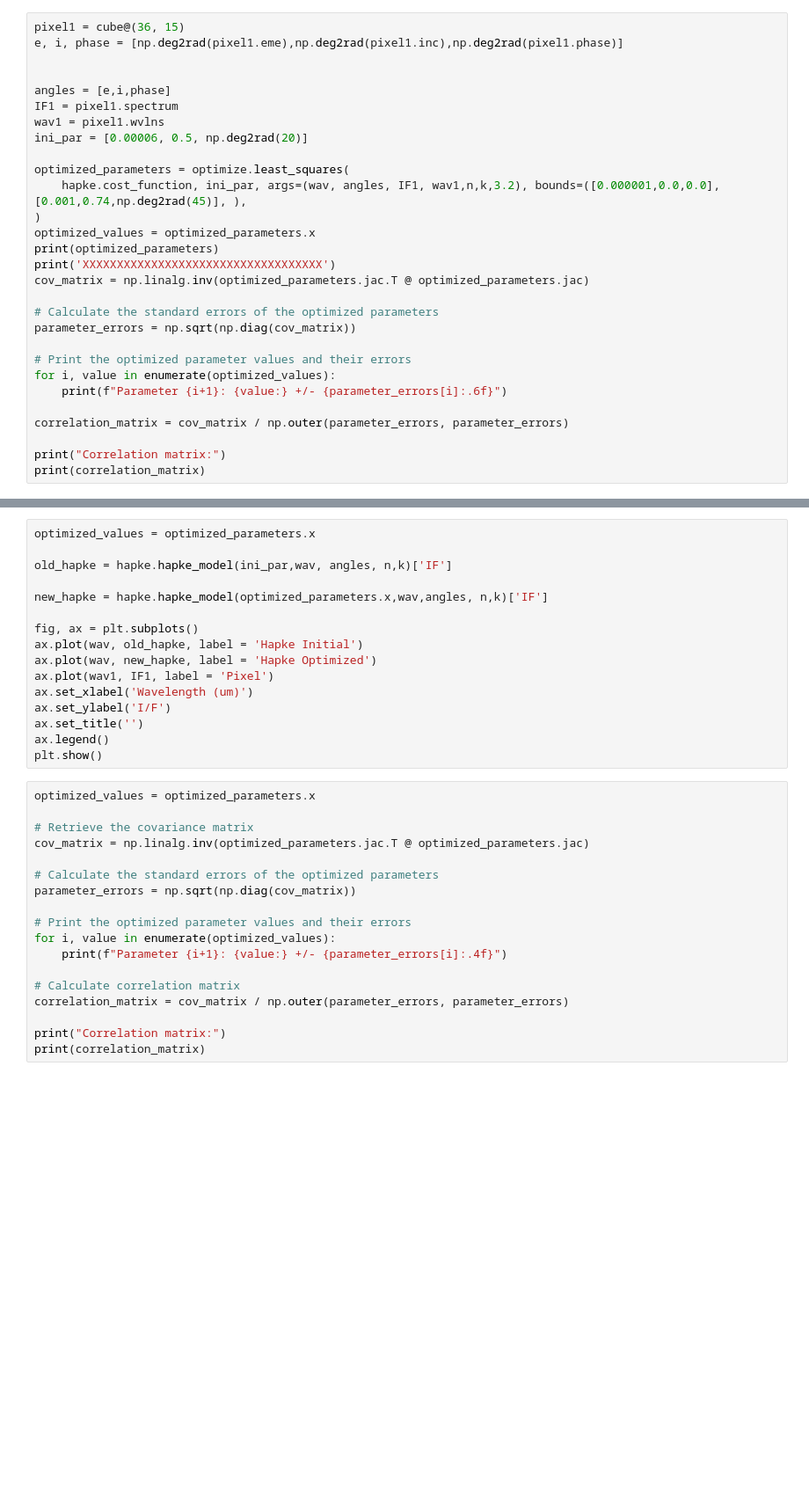
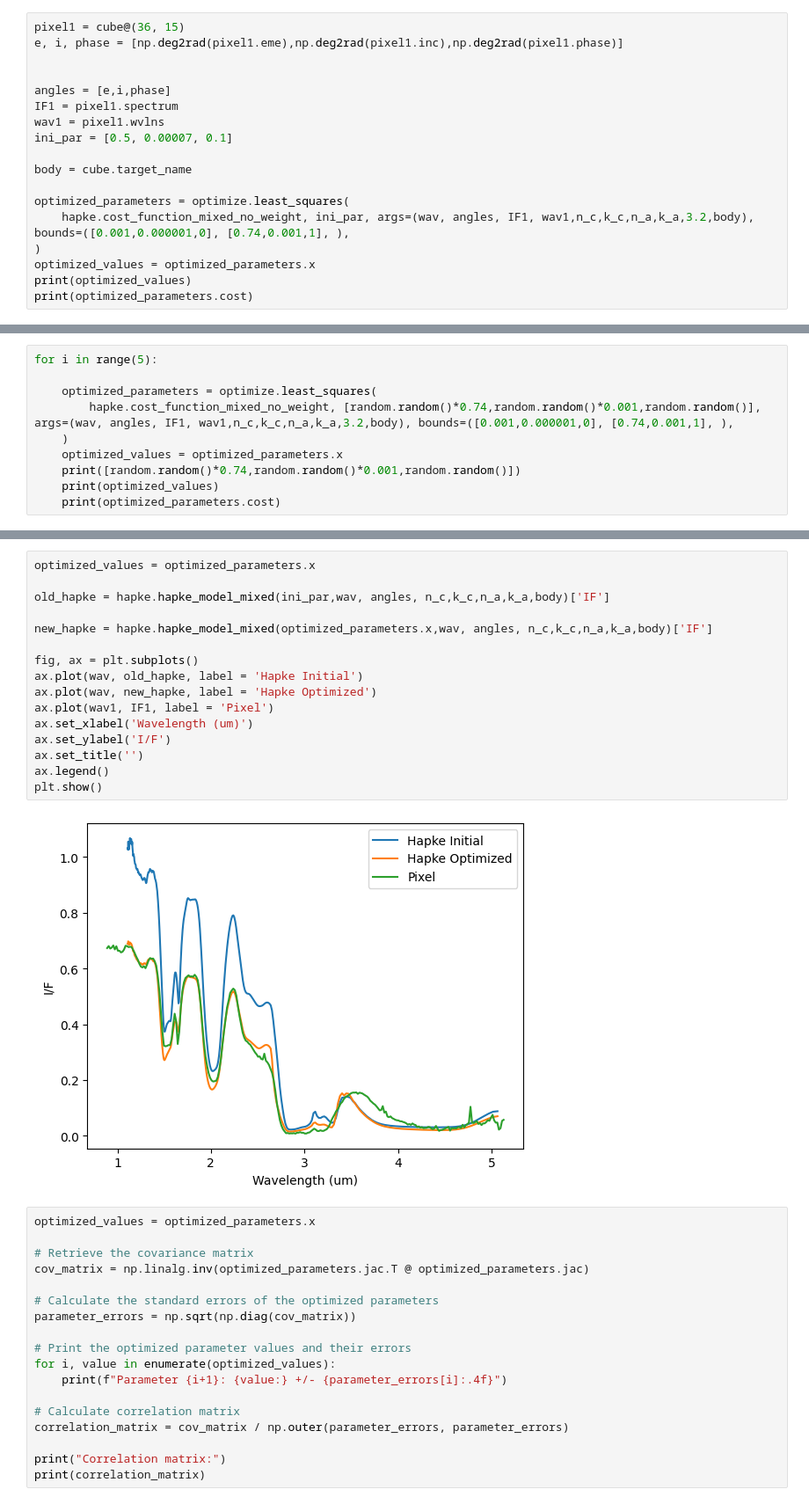
Before and after one commit to mrejonlopez/Hapke-Model, a Jupyter notebook: HapkeFit.ipynb, the cells around one changed output, grey strips where cells are left out. Shown: that part at 88% size. Drawn from its saved outputs; the diff is of its cells as text; blank space fills up the shorter version.

```diff
--- a/HapkeFit.ipynb
+++ b/HapkeFit.ipynb
@@ -44,24 +60,13 @@ e, i, phase = [np.deg2rad(pixel1.eme),np.deg2rad(pixel1.inc),np.deg2rad(pixel1.p
 angles = [e,i,phase]
 IF1 = pixel1.spectrum
 wav1 = pixel1.wvlns
-ini_par = [0.00006, 0.5, np.deg2rad(20)]
+ini_par = [0.5, 0.00007, 0.1]
+
+body = cube.target_name
 
 optimized_parameters = optimize.least_squares(
-    hapke.cost_function, ini_par, args=(wav, angles, IF1, wav1,n,k,3.2), bounds=([0.000001,0.0,0.0], [0.001,0.74,np.deg2rad(45)], ),
+    hapke.cost_function_mixed_no_weight, ini_par, args=(wav, angles, IF1, wav1,n_c,k_c,n_a,k_a,3.2,body), bounds=([0.001,0.000001,0], [0.74,0.001,1], ),
 )
 optimized_values = optimized_parameters.x
-print(optimized_parameters)
-print('XXXXXXXXXXXXXXXXXXXXXXXXXXXXXXXXXXX')
-cov_matrix = np.linalg.inv(optimized_parameters.jac.T @ optimized_parameters.jac)
-
-# Calculate the standard errors of the optimized parameters
-parameter_errors = np.sqrt(np.diag(cov_matrix))
-
-# Print the optimized parameter values and their errors
-for i, value in enumerate(optimized_values):
-    print(f"Parameter {i+1}: {value:} +/- {parameter_errors[i]:.6f}")
-
-correlation_matrix = cov_matrix / np.outer(parameter_errors, parameter_errors)
-
-print("Correlation matrix:")
-print(correlation_matrix)
+print(optimized_values)
+print(optimized_parameters.cost)
@@ -67,0 +76,10 @@ print(correlation_matrix)
+# %%
+for i in range(5):
+
+    optimized_parameters = optimize.least_squares(
+        hapke.cost_function_mixed_no_weight, [random.random()*0.74,random.random()*0.001,random.random()], args=(wav, angles, IF1, wav1,n_c,k_c,n_a,k_a,3.2,body), bounds=([0.001,0.000001,0], [0.74,0.001,1], ),
+    )
+    optimized_values = optimized_parameters.x
+    print([random.random()*0.74,random.random()*0.001,random.random()])
+    print(optimized_values)
+    print(optimized_parameters.cost)
@@ -68,19 +102,21 @@ print(correlation_matrix)
 # %%
 optimized_values = optimized_parameters.x
 
-old_hapke = hapke.hapke_model(ini_par,wav, angles, n,k)['IF']
+old_hapke = hapke.hapke_model_mixed(ini_par,wav, angles, n_c,k_c,n_a,k_a,body)['IF']
 
-new_hapke = hapke.hapke_model(optimized_parameters.x,wav,angles, n,k)['IF']
+new_hapke = hapke.hapke_model_mixed(optimized_parameters.x,wav, angles, n_c,k_c,n_a,k_a,body)['IF']
 
 fig, ax = plt.subplots()
 ax.plot(wav, old_hapke, label = 'Hapke Initial')
 ax.plot(wav, new_hapke, label = 'Hapke Optimized')
 ax.plot(wav1, IF1, label = 'Pixel')
 ax.set_xlabel('Wavelength (um)')
 ax.set_ylabel('I/F')
 ax.set_title('')
 ax.legend()
 plt.show()
+# %% [output]
+[figure, added]
 # %%
 optimized_values = optimized_parameters.x
 
```
Also changed, not shown: parts of 6 cells of this notebook, 2 other files.
